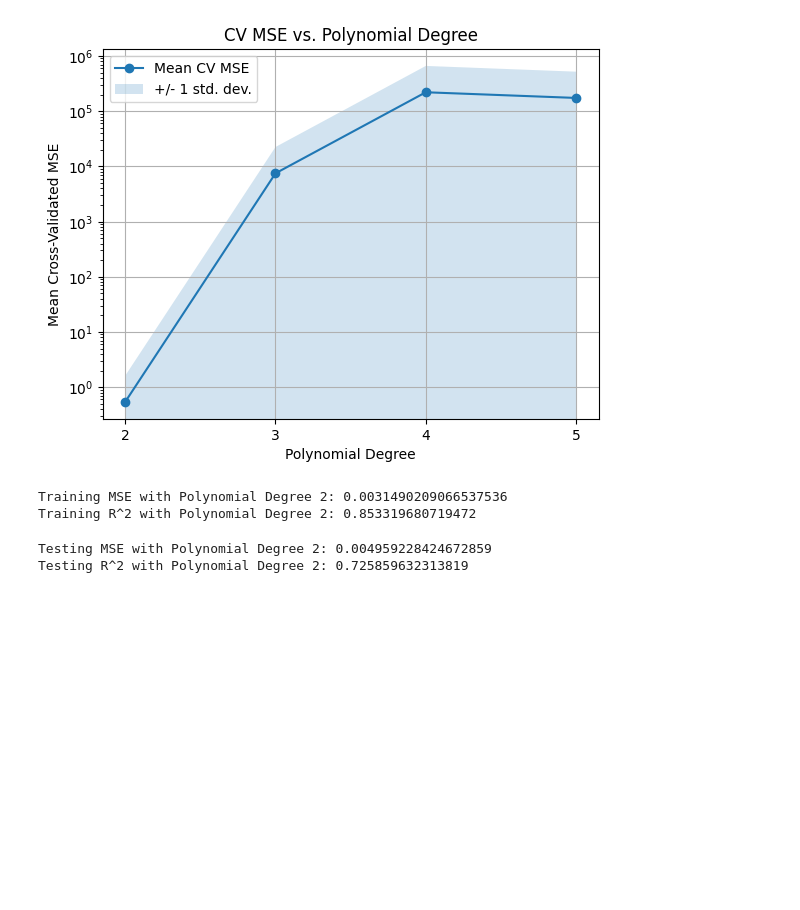
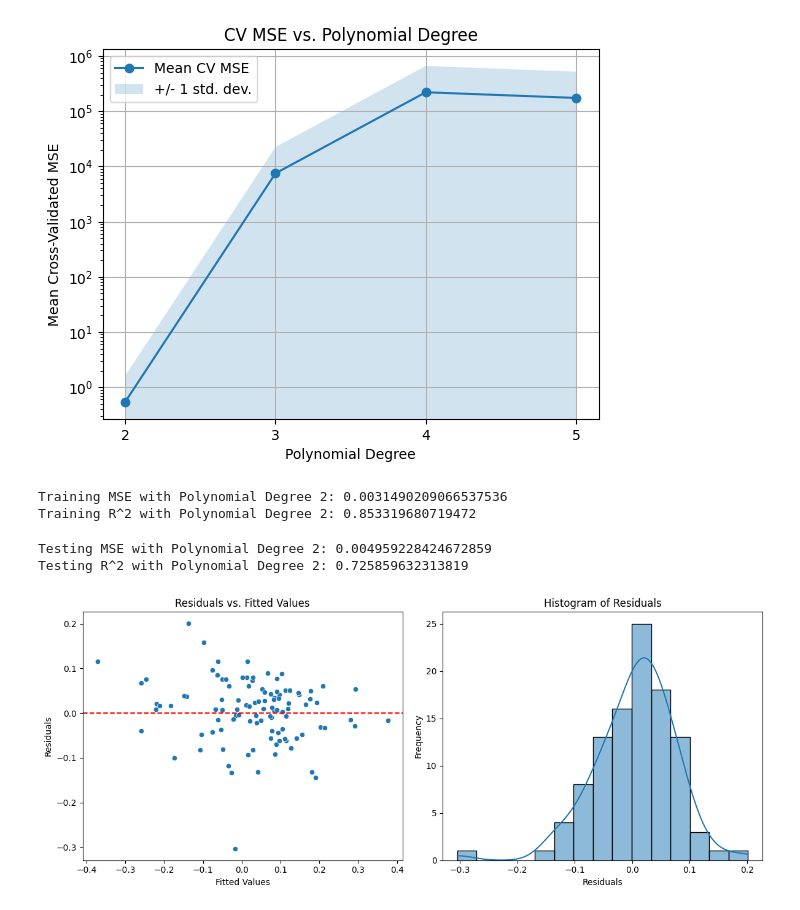
Before and after one commit to garland342/cs_1090a_project, a Jupyter notebook: cs1090a_project.ipynb, the cells around one changed output. Drawn from its saved outputs; the diff is of its cells as text; code cells hidden in the pictures; blank space fills up the shorter version.

```diff
--- a/cs1090a_project.ipynb
+++ b/cs1090a_project.ipynb
@@ -456,3 +456,25 @@ print(f"Testing R^2 with Polynomial Degree {best_degree_cv}: {r2_test_poly}")
 # %% [output]
 Testing MSE with Polynomial Degree 2: 0.004959228424672859
 Testing R^2 with Polynomial Degree 2: 0.725859632313819
+# %%
+residuals = y_test - y_hat_test_poly
+
+plt.figure(figsize=(12, 5))
+
+plt.subplot(1, 2, 1)
+sns.scatterplot(x=y_hat_test_poly, y=residuals)
+plt.axhline(y=0, color='r', linestyle='--')
+plt.title('Residuals vs. Fitted Values')
+plt.xlabel('Fitted Values')
+plt.ylabel('Residuals')
+
+plt.subplot(1, 2, 2)
+sns.histplot(residuals, kde=True)
+plt.title('Histogram of Residuals')
+plt.xlabel('Residuals')
+plt.ylabel('Frequency')
+
+plt.tight_layout()
+plt.show()
+# %% [output]
+[figure, added]
```
